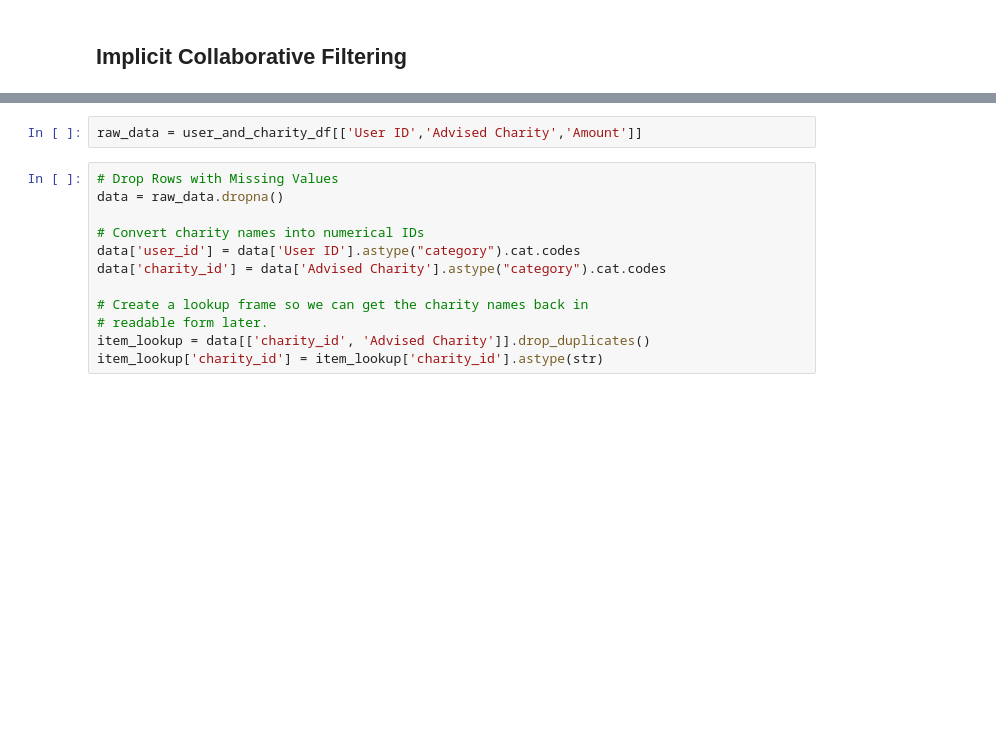
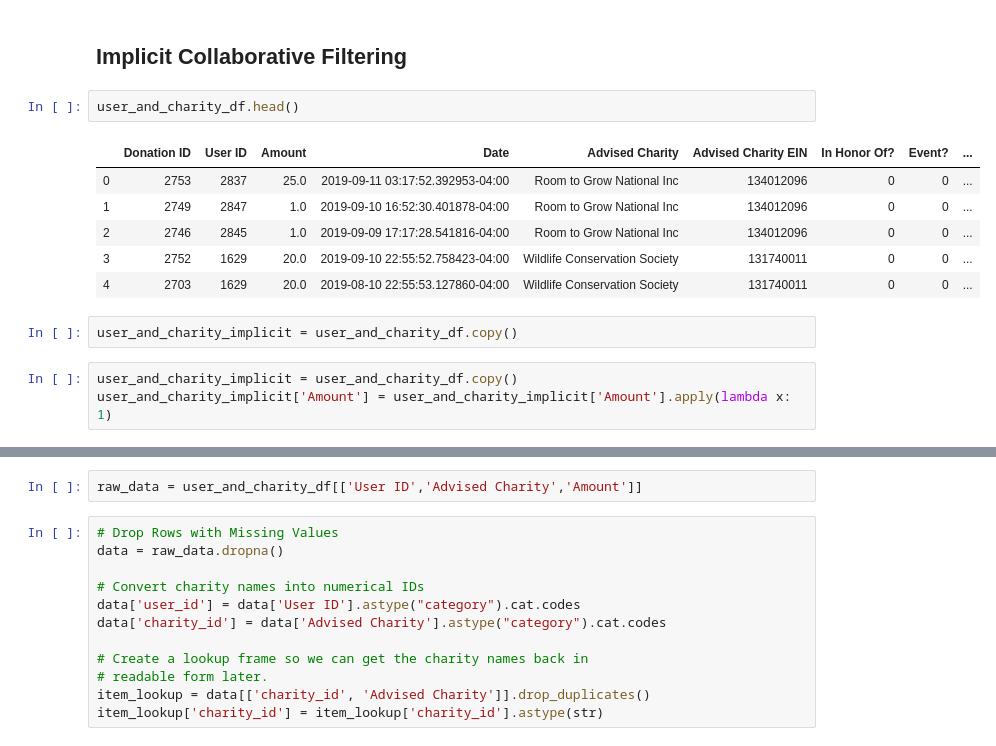
Before and after one commit to jackvessa/Charity_Recommender, a Jupyter notebook: src/Implicit_Recommender_v1.ipynb, the cells around one changed output, grey strips where cells are left out. Saved outputs shown, nothing was run; the diff lists cells and outputs as text; blank space fills up the shorter version.

```diff
--- a/src/Implicit_Recommender_v1.ipynb
+++ b/src/Implicit_Recommender_v1.ipynb
@@ -265,2 +528,16 @@ user_and_charity_df['Date'] = user_and_charity_df['Date'].apply(lambda x: pd.to_
 # %% [markdown]
 ## Implicit Collaborative Filtering
+# %%
+user_and_charity_df.head()
+# %% [output]
+|  | Donation ID | User ID | Amount | Date | Advised Charity | Advised Charity EIN | In Honor Of? | Event? | ... |
+| 0 | 2753 | 2837 | 25.0 | 2019-09-11 03:17:52.392953-04:00 | Room to Grow National Inc | 134012096 | 0 | 0 | ... |
+| 1 | 2749 | 2847 | 1.0 | 2019-09-10 16:52:30.401878-04:00 | Room to Grow National Inc | 134012096 | 0 | 0 | ... |
+| 2 | 2746 | 2845 | 1.0 | 2019-09-09 17:17:28.541816-04:00 | Room to Grow National Inc | 134012096 | 0 | 0 | ... |
+| 3 | 2752 | 1629 | 20.0 | 2019-09-10 22:55:52.758423-04:00 | Wildlife Conservation Society | 131740011 | 0 | 0 | ... |
+| 4 | 2703 | 1629 | 20.0 | 2019-08-10 22:55:53.127860-04:00 | Wildlife Conservation Society | 131740011 | 0 | 0 | ... |
+# %%
+user_and_charity_implicit = user_and_charity_df.copy()
+# %%
+user_and_charity_implicit = user_and_charity_df.copy()
+user_and_charity_implicit['Amount'] = user_and_charity_implicit['Amount'].apply(lambda x: 1)
```
Also changed, not shown: parts of 43 cells of this notebook, 1 other file.
